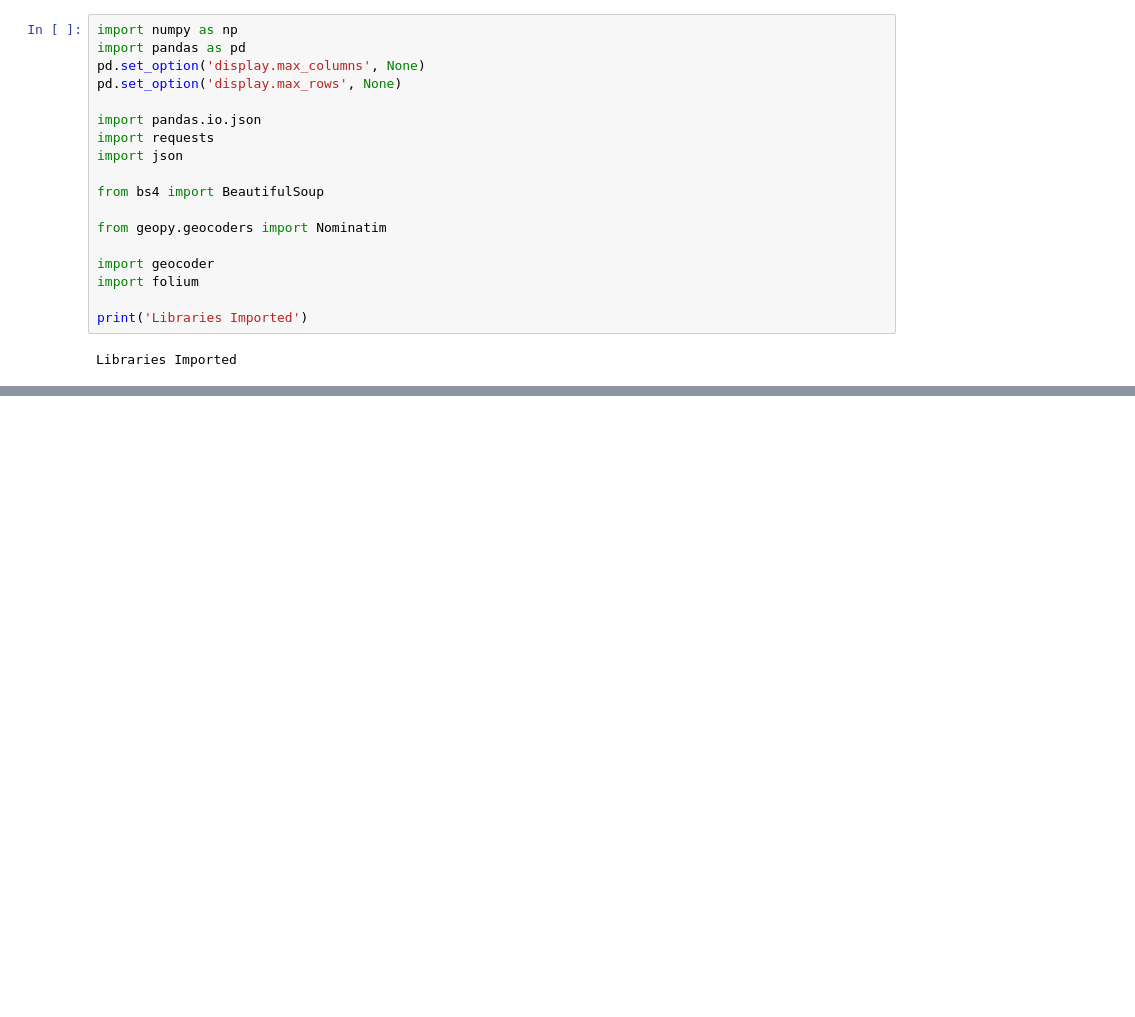
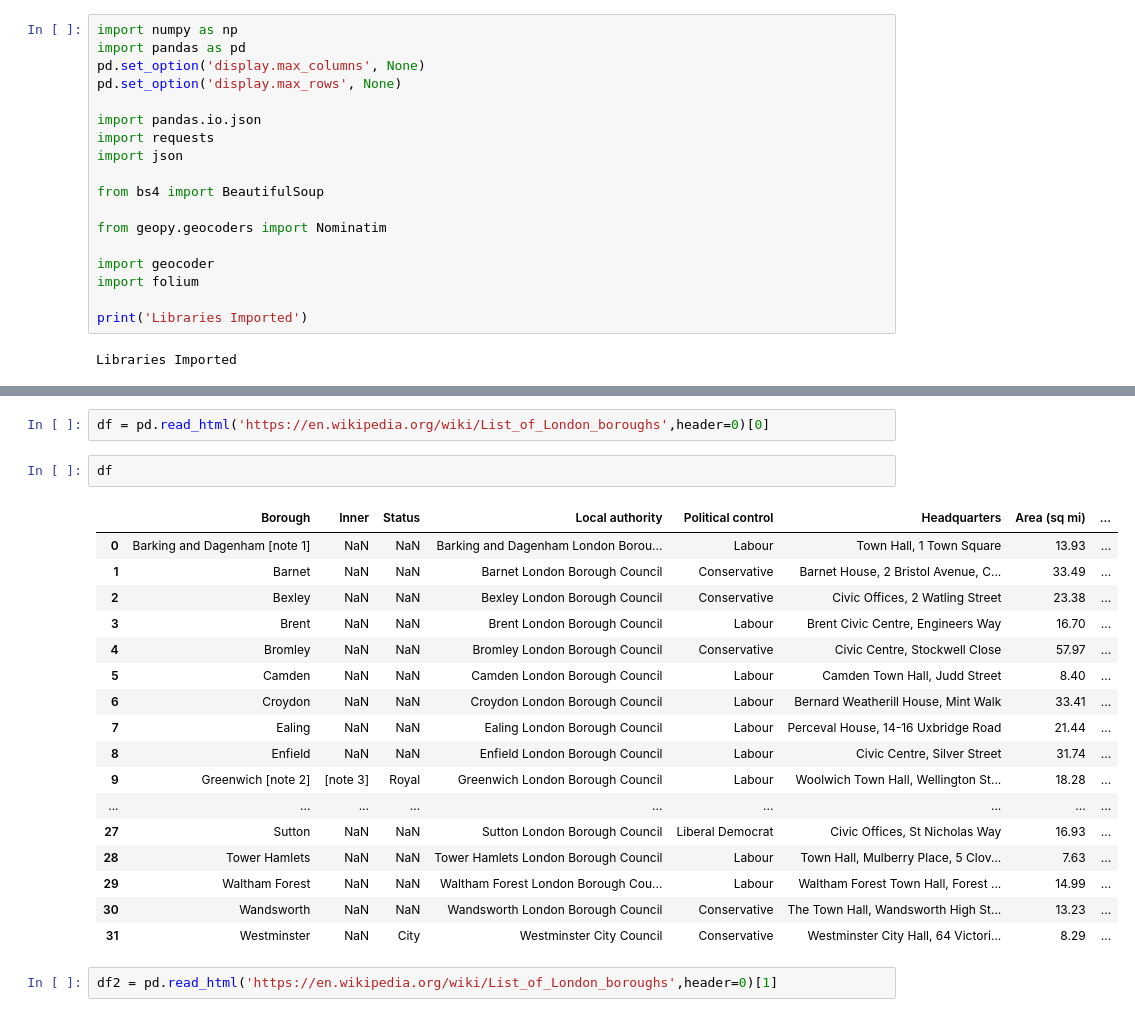
Before and after one commit to shrirangdixit/Coursera_Capstone, a Jupyter notebook: Capstone_project/Capstone_Project-The_Optimal_Locations_for_Indian_Restaurent.ipynb, the cells around one changed output, grey strips where cells are left out. Cells and saved outputs as stored; diff of their text form; blank space fills up the shorter version.

```diff
--- a/Capstone_project/Capstone_Project-The_Optimal_Locations_for_Indian_Restaurent.ipynb
+++ b/Capstone_project/Capstone_Project-The_Optimal_Locations_for_Indian_Restaurent.ipynb
@@ -152,0 +34,24 @@ map_la
+# %%
+df = pd.read_html('https://en.wikipedia.org/wiki/List_of_London_boroughs',header=0)[0]
+# %%
+df
+# %% [output]
+|  | Borough | Inner | Status | Local authority | Political control | Headquarters | Area (sq mi) | ... |
+| 0 | Barking and Dagenham [note 1] | NaN | NaN | Barking and Dagenham London Borou... | Labour | Town Hall, 1 Town Square | 13.93 | ... |
+| 1 | Barnet | NaN | NaN | Barnet London Borough Council | Conservative | Barnet House, 2 Bristol Avenue, C... | 33.49 | ... |
+| 2 | Bexley | NaN | NaN | Bexley London Borough Council | Conservative | Civic Offices, 2 Watling Street | 23.38 | ... |
+| 3 | Brent | NaN | NaN | Brent London Borough Council | Labour | Brent Civic Centre, Engineers Way | 16.70 | ... |
+| 4 | Bromley | NaN | NaN | Bromley London Borough Council | Conservative | Civic Centre, Stockwell Close | 57.97 | ... |
+| 5 | Camden | NaN | NaN | Camden London Borough Council | Labour | Camden Town Hall, Judd Street | 8.40 | ... |
+| 6 | Croydon | NaN | NaN | Croydon London Borough Council | Labour | Bernard Weatherill House, Mint Walk | 33.41 | ... |
+| 7 | Ealing | NaN | NaN | Ealing London Borough Council | Labour | Perceval House, 14-16 Uxbridge Road | 21.44 | ... |
+| 8 | Enfield | NaN | NaN | Enfield London Borough Council | Labour | Civic Centre, Silver Street | 31.74 | ... |
+| 9 | Greenwich [note 2] | [note 3] | Royal | Greenwich London Borough Council | Labour | Woolwich Town Hall, Wellington St... | 18.28 | ... |
+| ... | ... | ... | ... | ... | ... | ... | ... | ... |
+| 27 | Sutton | NaN | NaN | Sutton London Borough Council | Liberal Democrat | Civic Offices, St Nicholas Way | 16.93 | ... |
+| 28 | Tower Hamlets | NaN | NaN | Tower Hamlets London Borough Council | Labour | Town Hall, Mulberry Place, 5 Clov... | 7.63 | ... |
+| 29 | Waltham Forest | NaN | NaN | Waltham Forest London Borough Cou... | Labour | Waltham Forest Town Hall, Forest ... | 14.99 | ... |
+| 30 | Wandsworth | NaN | NaN | Wandsworth London Borough Council | Conservative | The Town Hall, Wandsworth High St... | 13.23 | ... |
+| 31 | Westminster | NaN | City | Westminster City Council | Conservative | Westminster City Hall, 64 Victori... | 8.29 | ... |
+# %%
+df2 = pd.read_html('https://en.wikipedia.org/wiki/List_of_London_boroughs',header=0)[1]
```
Also changed, not shown: parts of 40 cells of this notebook, 1 other file.
